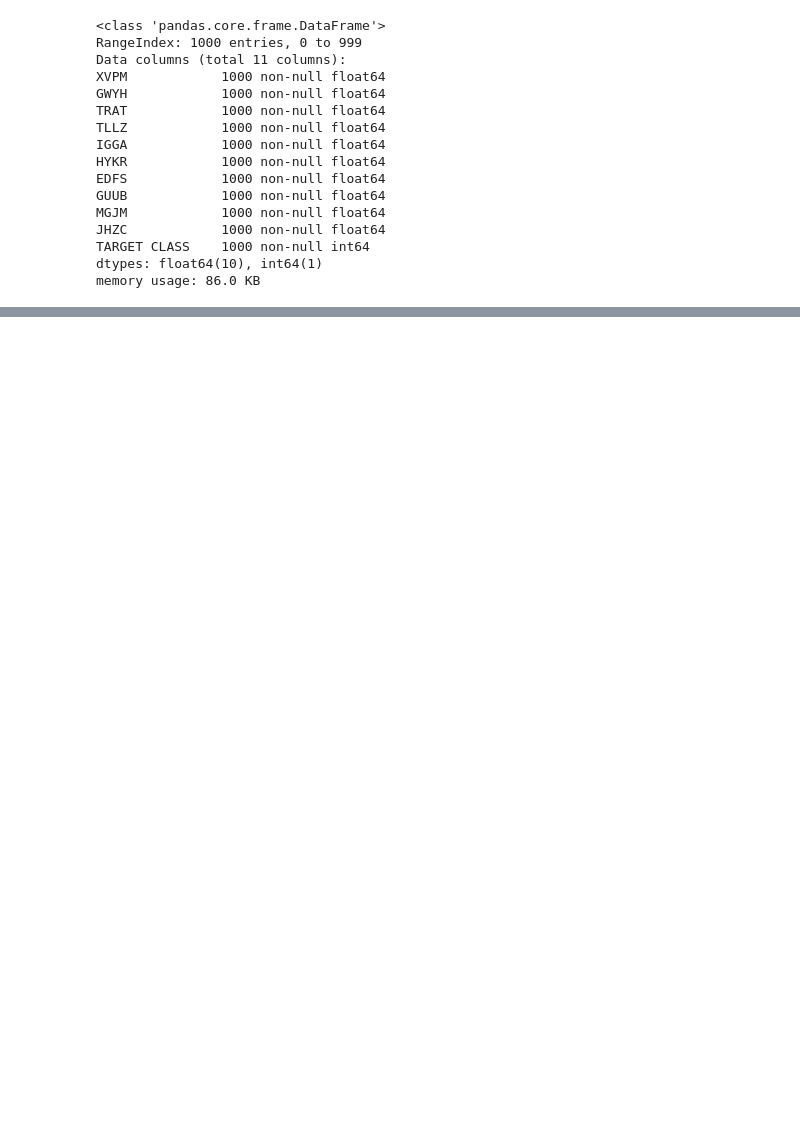
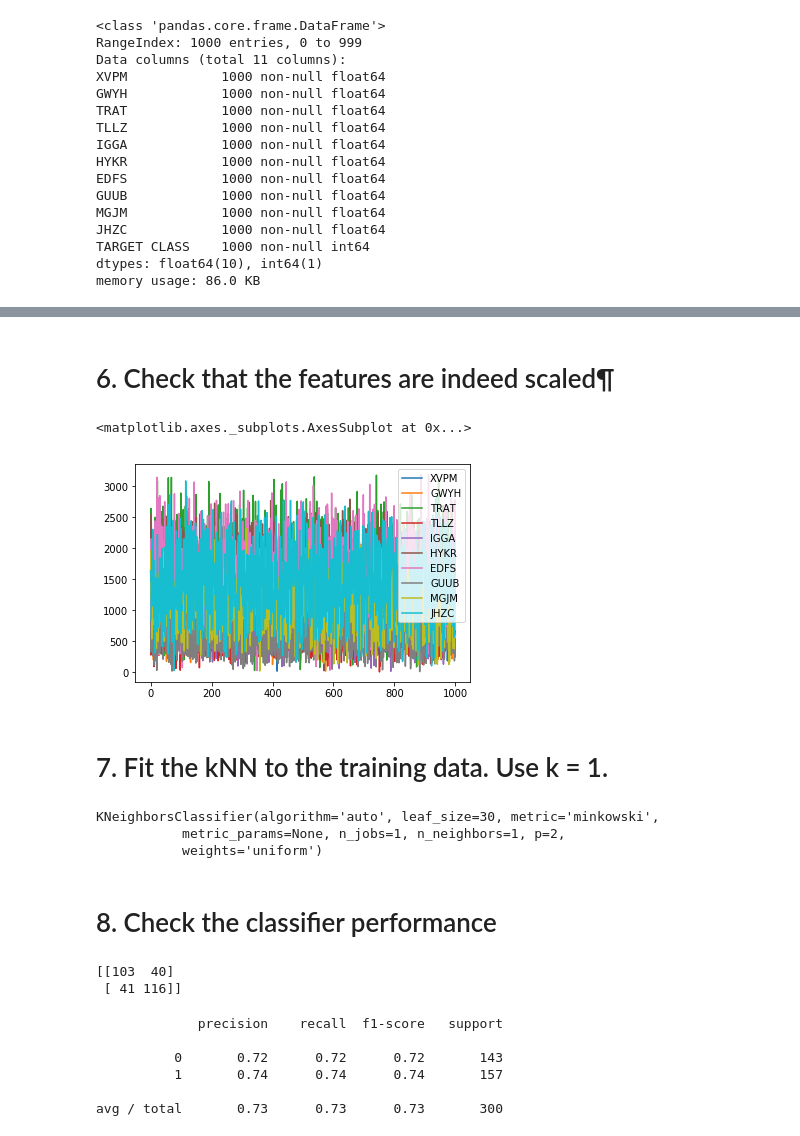
Before and after one commit to brickfaced/data-science, a Jupyter notebook: kNN.ipynb, the cells around one changed output, grey strips where cells are left out. Saved outputs shown, nothing was run; the diff lists cells and outputs as text; code cells hidden in the pictures; blank space fills up the shorter version.

```diff
--- a/kNN.ipynb
+++ b/kNN.ipynb
@@ -70,0 +85,4 @@ memory usage: 86.0 KB
+# %%
+y = df['TARGET CLASS']
+x = df.drop('TARGET CLASS', axis = 1)
+X_train, X_test, y_train, y_test = train_test_split(x, y, test_size=0.30, random_state=123)
@@ -70,0 +96,33 @@ memory usage: 86.0 KB
+# %% [markdown]
+# 6. Check that the features are indeed scaled¶
+# %%
+x.plot()
+# %% [output]
+<matplotlib.axes._subplots.AxesSubplot at 0x...>
+[figure, added]
+# %% [markdown]
+# 7. Fit the kNN to the training data. Use k = 1.
+# %%
+knn = KNeighborsClassifier(n_neighbors=1)
+knn.fit(X_train,y_train)
+# %% [output]
+KNeighborsClassifier(algorithm='auto', leaf_size=30, metric='minkowski',
+           metric_params=None, n_jobs=1, n_neighbors=1, p=2,
+           weights='uniform')
+# %% [markdown]
+# 8. Check the classifier performance
+# %%
+predictions = knn.predict(X_test)
+print(confusion_matrix(y_test,predictions))
+# %% [output]
+[[103  40]
+ [ 41 116]]
+# %%
+print(classification_report(y_test,predictions))
+# %% [output]
+             precision    recall  f1-score   support
+
+          0       0.72      0.72      0.72       143
+          1       0.74      0.74      0.74       157
+
+avg / total       0.73      0.73      0.73       300
```
Also changed, not shown: parts of 11 cells of this notebook, 1 other file.
